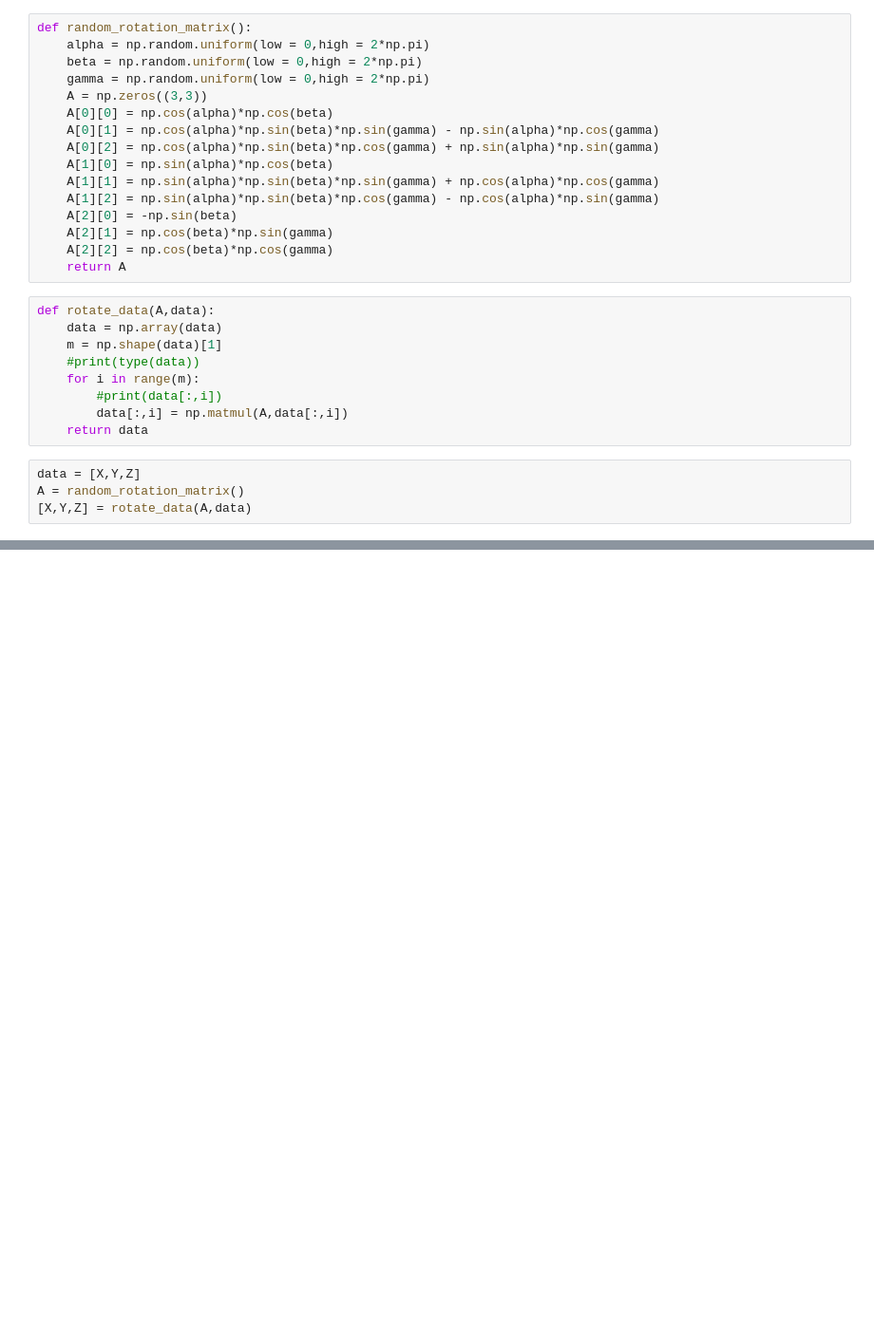
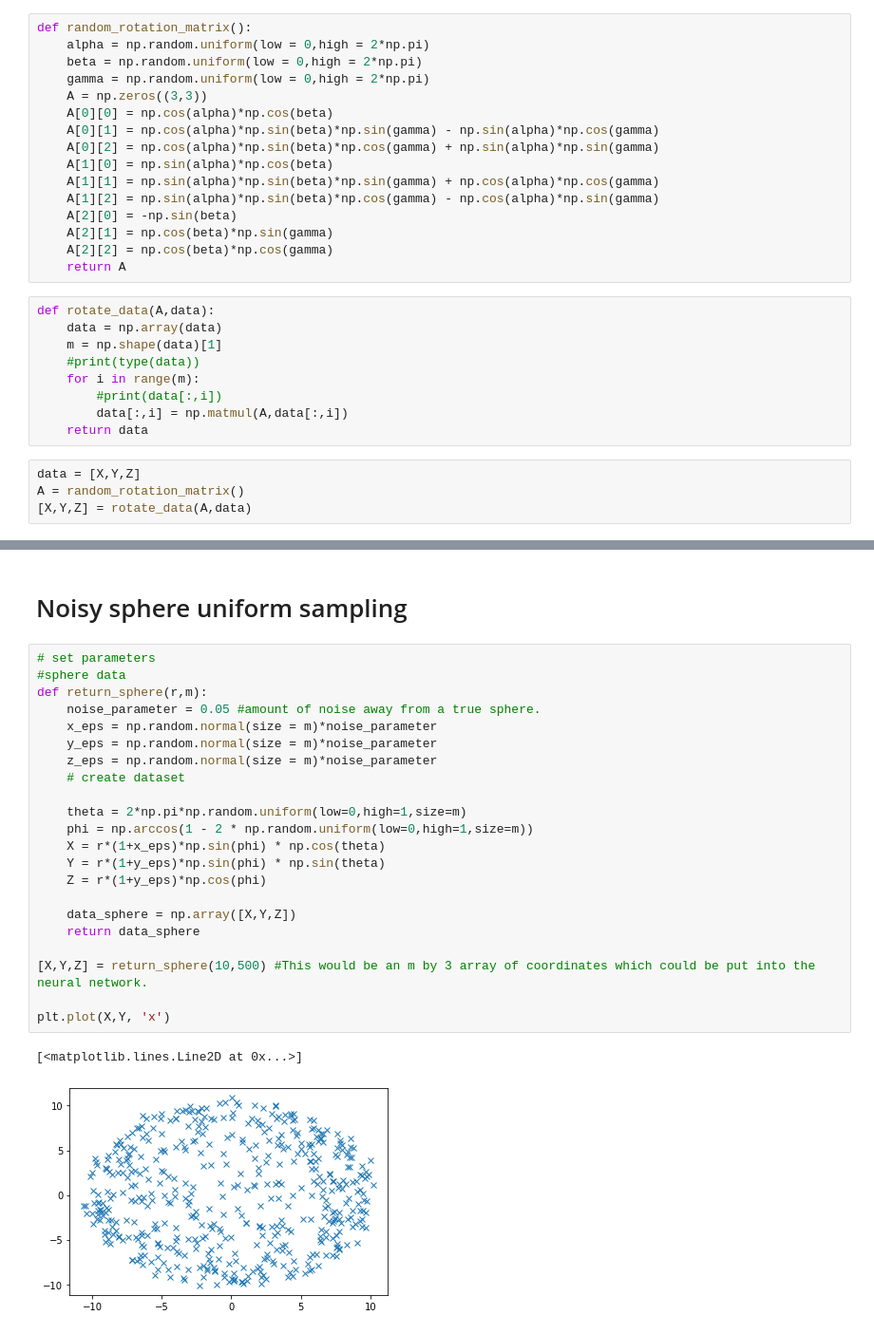
Before and after one commit to PAWhalley/Classification-of-Self-Assembled-Structures-using-Machine-Learning, a Jupyter notebook: Noisy Sampling.ipynb, the cells around one changed output, grey strips where cells are left out. Shown: that part at 95% size. Saved outputs shown, nothing was run; the diff lists cells and outputs as text; blank space fills up the shorter version.

```diff
--- a/Noisy Sampling.ipynb
+++ b/Noisy Sampling.ipynb
@@ -202,0 +215,27 @@ plt.plot(X,Z, 'x')
+# %% [markdown]
+<h1> Noisy sphere uniform sampling
+# %%
+# set parameters
+#sphere data
+def return_sphere(r,m):
+    noise_parameter = 0.05 #amount of noise away from a true sphere.
+    x_eps = np.random.normal(size = m)*noise_parameter
+    y_eps = np.random.normal(size = m)*noise_parameter
+    z_eps = np.random.normal(size = m)*noise_parameter
+    # create dataset
+
+    theta = 2*np.pi*np.random.uniform(low=0,high=1,size=m)
+    phi = np.arccos(1 - 2 * np.random.uniform(low=0,high=1,size=m))
+    X = r*(1+x_eps)*np.sin(phi) * np.cos(theta)
+    Y = r*(1+y_eps)*np.sin(phi) * np.sin(theta)
+    Z = r*(1+y_eps)*np.cos(phi)
+
+    data_sphere = np.array([X,Y,Z])
+    return data_sphere
+
+[X,Y,Z] = return_sphere(10,500) #This would be an m by 3 array of coordinates which could be put into the neural network.
+
+plt.plot(X,Y, 'x')
+# %% [output]
+[<matplotlib.lines.Line2D at 0x...>]
+[figure, added]
```
Also changed, not shown: parts of 11 cells of this notebook.
